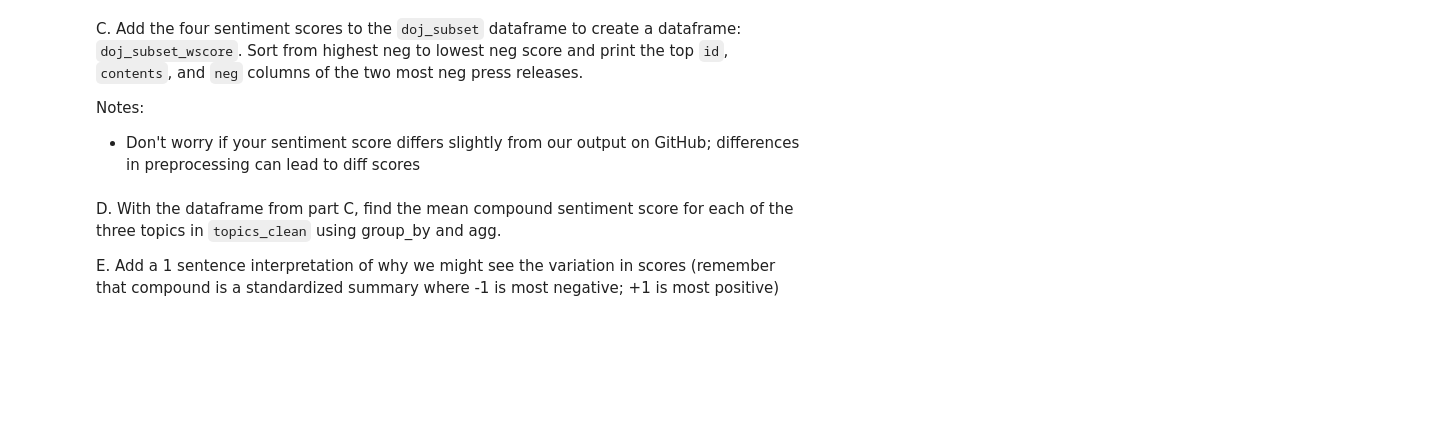
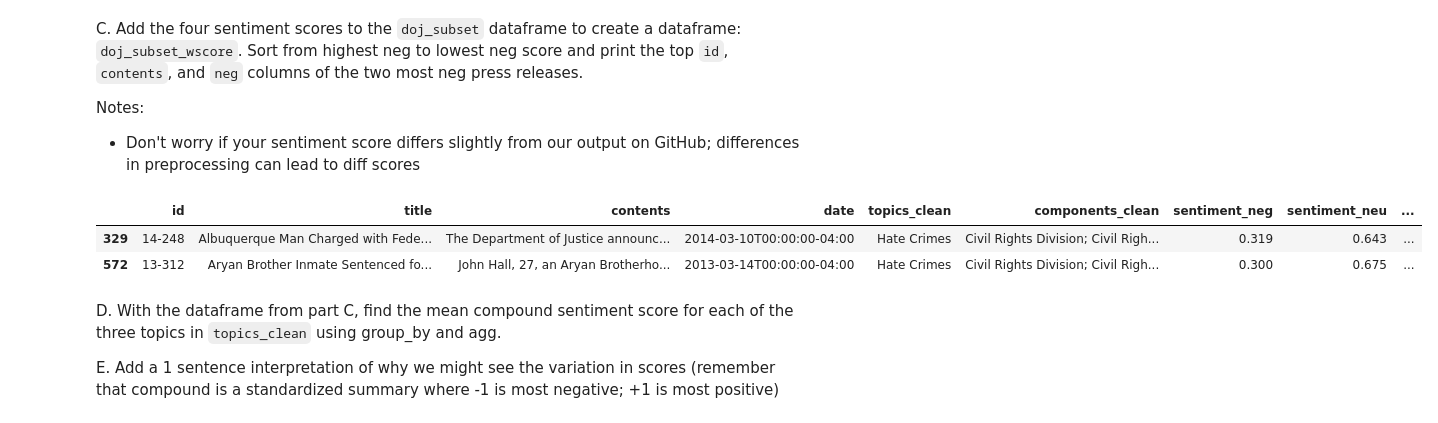
Before and after one commit to alexcraig043/qss-20, a Jupyter notebook: problemsets/pset4/pset4_f0055yb_f005g0v.ipynb, the cells around one changed output. Saved outputs shown, nothing was run; the diff lists cells and outputs as text; code cells hidden in the pictures; blank space fills up the shorter version.

```diff
--- a/problemsets/pset4/pset4_f0055yb_f005g0v.ipynb
+++ b/problemsets/pset4/pset4_f0055yb_f005g0v.ipynb
@@ -136,0 +206,8 @@ E. Pull and print the original parts of the press releases where those year leng
+# %%
+## your code here
+pharma_sentences = [one_sent for one_sent in spacy_pharma.sents]
+pharma_sentences_contains_year = [one_sent for one_sent in pharma_sentences if "year" in one_sent.text.lower()]
+for one_sent in pharma_sentences_contains_year:
+    print(one_sent.text)
+
+"The CEO will receive a maximum of 20 years in prison and 3 years of probation if he's charged with conspiracy to commit RICO, but only a maximum of 5 years in prison and 3 years of probation if he's charged with conspiracy to violate the Anti-Kickback Law."
@@ -145,0 +226,5 @@ A. Subset the press releases to those labeled with one of three topics via `topi
+# %%
+## your code here for subsetting
+doj_subset = doj[(doj["topics_clean"] == "Civil Rights") | (doj["topics_clean"] == "Hate Crimes") | (doj["topics_clean"] == "Project Safe Childhood")].copy()
+doj_subset.head(2)
+doj_subset.shape
@@ -155,5 +245,22 @@ Apply that function to each of the press releases in `doj_subset`.
 **Hints**:
 
 - I used a function + list comprehension to execute and it takes about 30 seconds on my local machine and about 2 mins on jhub; if it's taking a very long time, you may want to check your code for inefficiencies. If you can't fix those, for partial credit on this part/full credit on remainder, you can take a small random sample of the 717
+# %%
+## your code here to define function
+def get_sentiment(text):
+    """Remove named entities from text and return sentiment score."""
+    spacy_text = nlp(str(text))
+    named_entities = [one_tok.text for one_tok in spacy_text.ents]
+
+    text_no_named_entities = text
+
+    for entity in named_entities:
+        text_no_named_entities = text_no_named_entities.replace(entity, "")
+
+    analyzer = SentimentIntensityAnalyzer()
+    return [analyzer.polarity_scores(text_no_named_entities)]
 # %%
-## your code here to define function
+## your code here executing the function
+# get_sentiment(pharma)
+sentiments = doj_subset["contents"].apply(get_sentiment)
+sentiments
@@ -170,3 +286,17 @@ Notes:
+# %%
+## your code here
+doj_subset_wscore = doj_subset.copy()
+doj_subset_wscore["sentiment_neg"] = [one_sent[0]["neg"] for one_sent in sentiments]
+doj_subset_wscore["sentiment_neu"] = [one_sent[0]["neu"] for one_sent in sentiments]
+doj_subset_wscore["sentiment_pos"] = [one_sent[0]["pos"] for one_sent in sentiments]
+doj_subset_wscore["sentiment_compound"] = [one_sent[0]["compound"] for one_sent in sentiments]
+
+# Sort by negative sentiment
+doj_subset_wscore.sort_values(by = "sentiment_neg", ascending = False).head(2)
+# %% [output]
+|  | id | title | contents | date | topics_clean | components_clean | sentiment_neg | sentiment_neu | ... |
+| 329 | 14-248 | Albuquerque Man Charged with Fede... | The Department of Justice announc... | 2014-03-10T00:00:00-04:00 | Hate Crimes | Civil Rights Division; Civil Righ... | 0.319 | 0.643 | ... |
+| 572 | 13-312 | Aryan Brother Inmate Sentenced fo... | John Hall, 27, an Aryan Brotherho... | 2013-03-14T00:00:00-04:00 | Hate Crimes | Civil Rights Division; Civil Righ... | 0.300 | 0.675 | ... |
 # %% [markdown]
 D. With the dataframe from part C, find the mean compound sentiment score for each of the three topics in `topics_clean` using group_by and agg.
 
```
Also changed, not shown: parts of 20 cells of this notebook, 1 other file.
